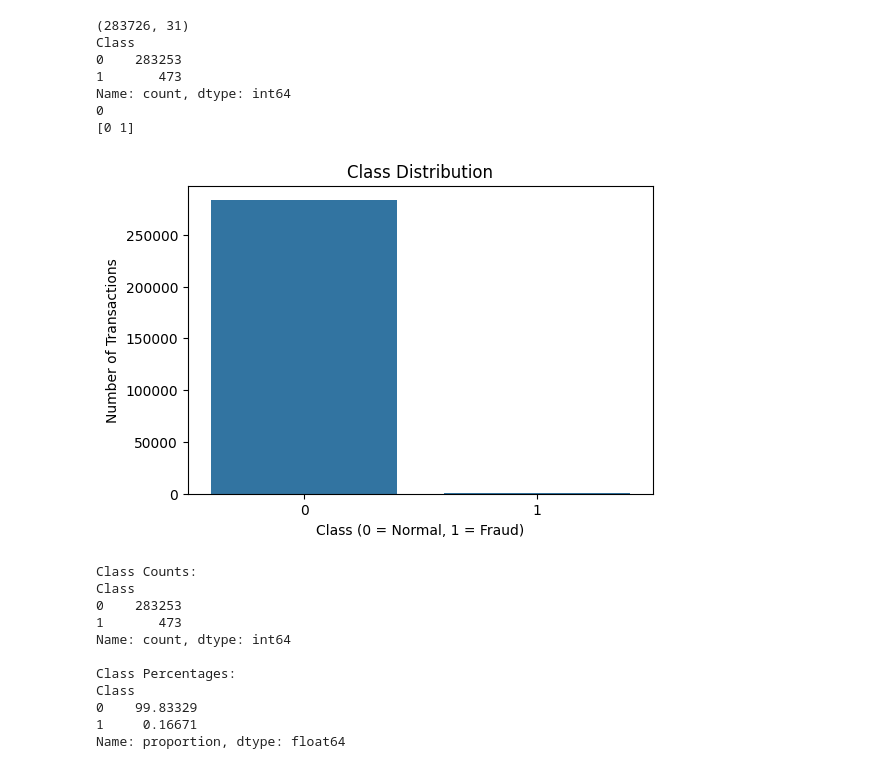
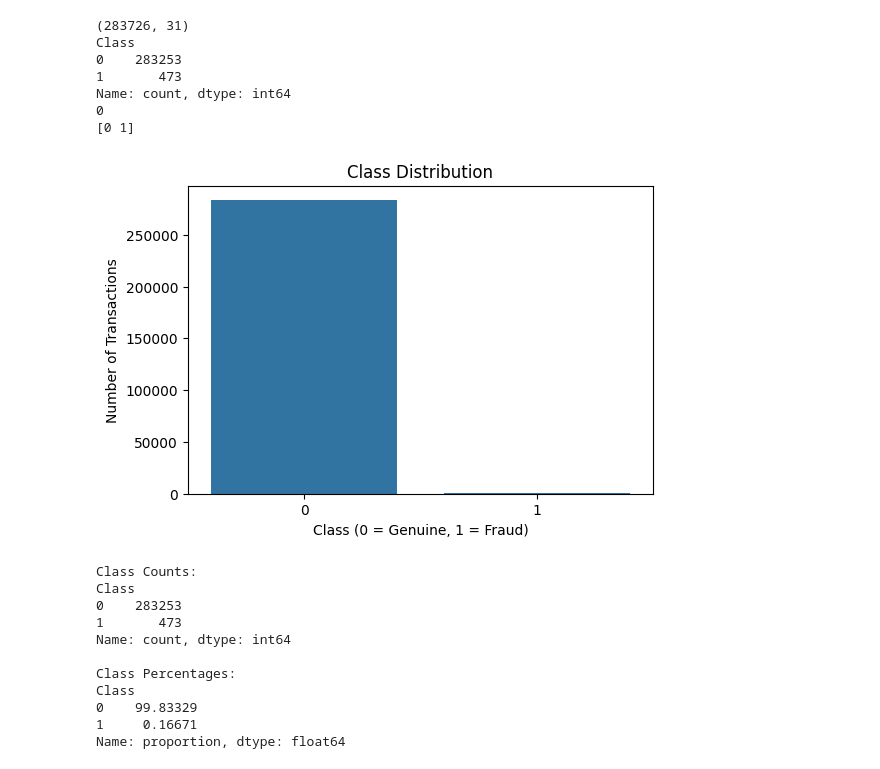
Before and after one commit to SarVibe/SE4050_Deep-Learning_Assignment, a Jupyter notebook: notebooks/Credit_Card_Fraud_Detection.ipynb, the cells around one changed output. Saved outputs shown, nothing was run; the diff lists cells and outputs as text; code cells hidden in the pictures.

```diff
--- a/notebooks/Credit_Card_Fraud_Detection.ipynb
+++ b/notebooks/Credit_Card_Fraud_Detection.ipynb
@@ -310,19 +271,19 @@ Name: count, dtype: int64
 # %%
 # EDA (Exploratory Data Analysis).
 import matplotlib.pyplot as plt
 import seaborn as sns
 
 plt.figure(figsize=(6, 4))
 
 sns.countplot(data=df_clean, x='Class')
 
 plt.title('Class Distribution')
-plt.xlabel('Class (0 = Normal, 1 = Fraud)')
+plt.xlabel('Class (0 = Genuine, 1 = Fraud)')
 plt.ylabel('Number of Transactions')
 
 plt.show()
 # %% [output]
-[figure, old version]
+[figure, new version]
 # %%
 class_counts = df_clean['Class'].value_counts()
 class_percentages = df_clean['Class'].value_counts(normalize=True) * 100
```
Also changed, not shown: parts of 26 cells of this notebook.
